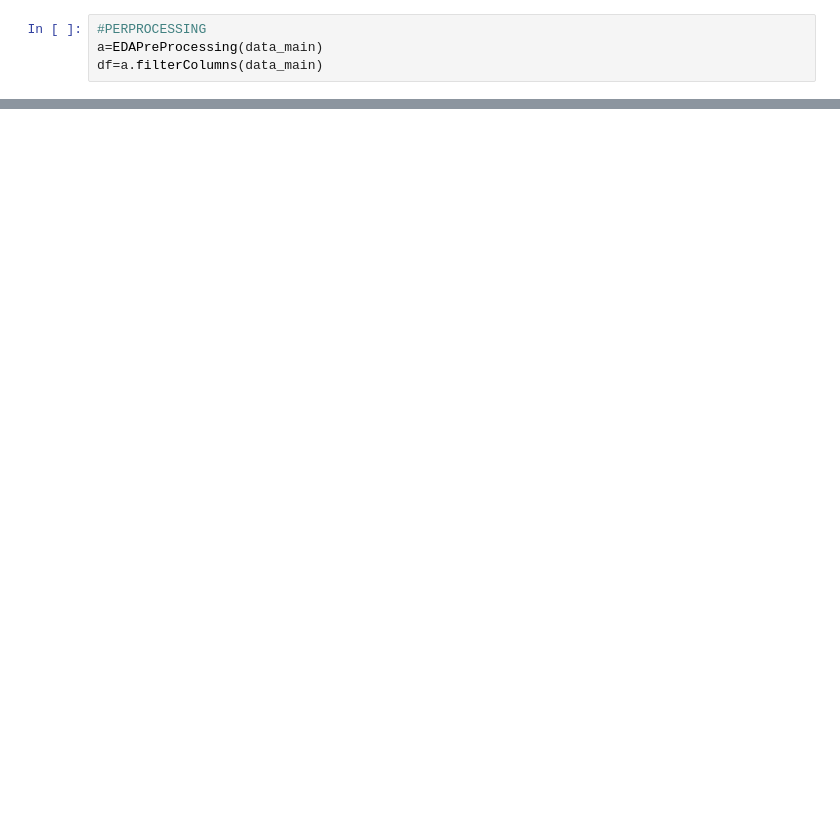
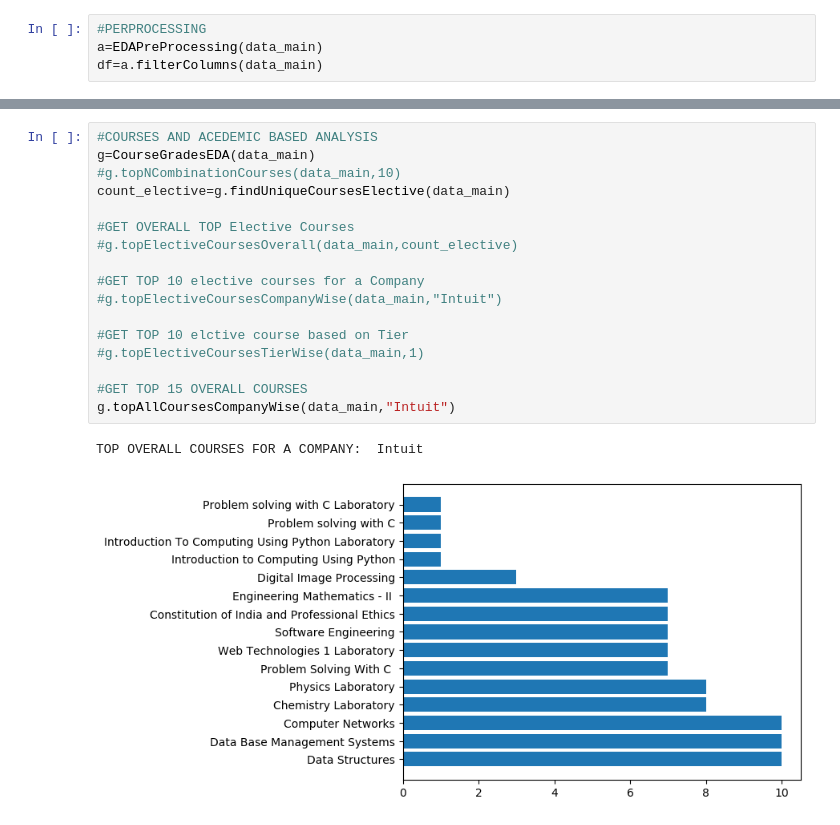
Before and after one commit to Diya1999/Skill-Recommender-System, a Jupyter notebook: MasterDatasetEDAModule.ipynb, the cells around one changed output, grey strips where cells are left out. Drawn from its saved outputs; the diff is of its cells as text; blank space fills up the shorter version.

```diff
--- a/MasterDatasetEDAModule.ipynb
+++ b/MasterDatasetEDAModule.ipynb
@@ -536,0 +674,20 @@ def optimalRange(self,df,col,user,optimal):
+# %%
+#COURSES AND ACEDEMIC BASED ANALYSIS
+g=CourseGradesEDA(data_main)
+#g.topNCombinationCourses(data_main,10)
+count_elective=g.findUniqueCoursesElective(data_main)
+
+#GET OVERALL TOP Elective Courses
+#g.topElectiveCoursesOverall(data_main,count_elective)
+
+#GET TOP 10 elective courses for a Company
+#g.topElectiveCoursesCompanyWise(data_main,"Intuit")
+
+#GET TOP 10 elctive course based on Tier
+#g.topElectiveCoursesTierWise(data_main,1)
+
+#GET TOP 15 OVERALL COURSES
+g.topAllCoursesCompanyWise(data_main,"Intuit")
+# %% [output]
+TOP OVERALL COURSES FOR A COMPANY:  Intuit
+[figure, added]
```
Also changed, not shown: parts of 17 cells of this notebook.
